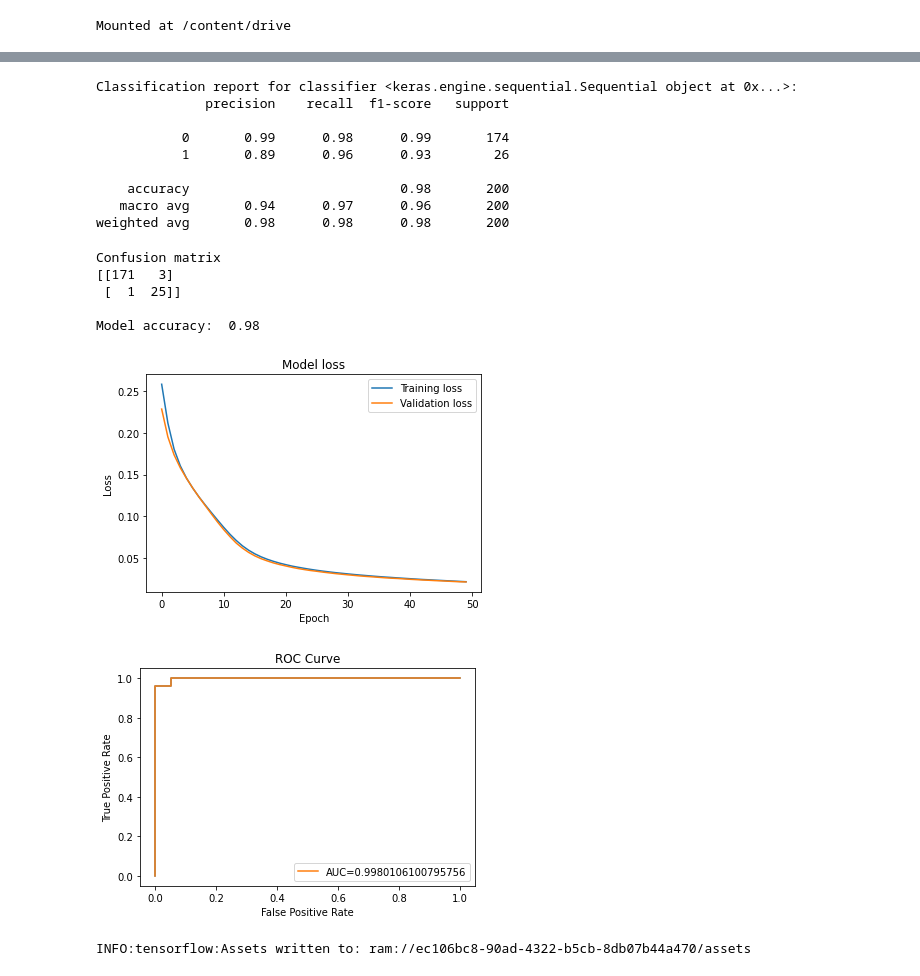
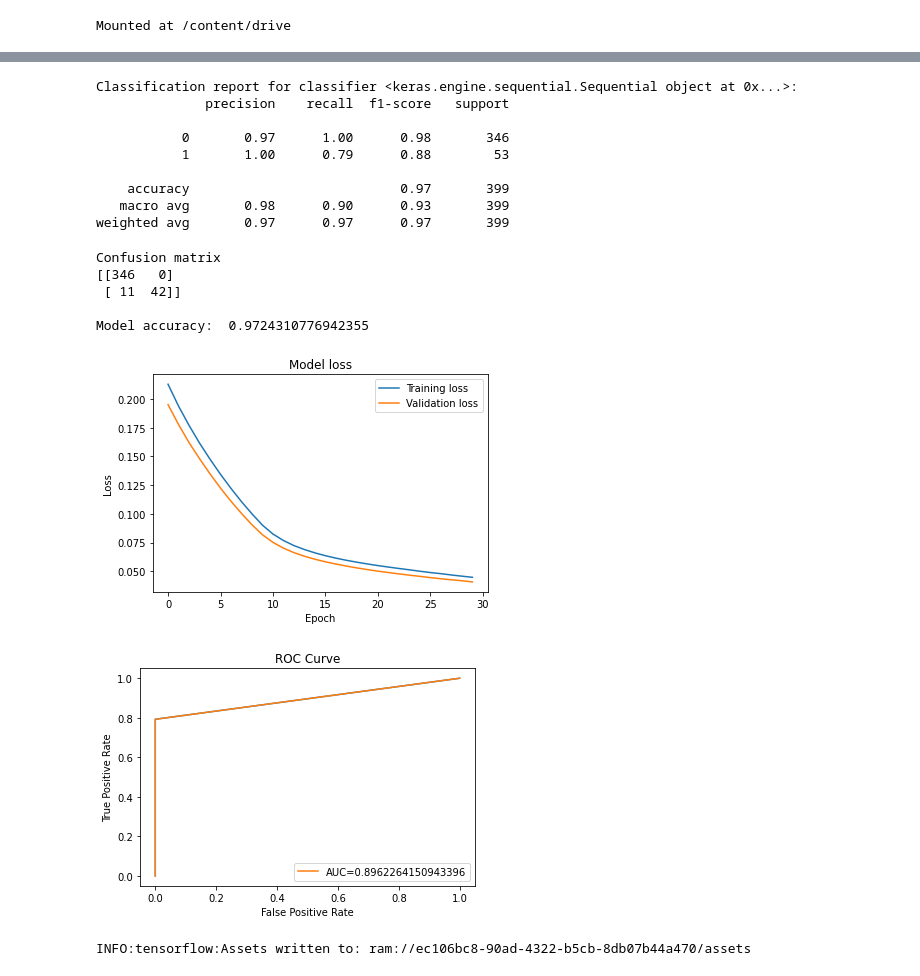
Before and after one commit to 0xOrigin/ANN_SVM_Project, a Jupyter notebook: Notebooks/Models/ANN_Numeric.ipynb, the cells around one changed output, grey strips where cells are left out. Drawn from its saved outputs; the diff is of its cells as text; code cells hidden in the pictures.

```diff
--- a/Notebooks/Models/ANN_Numeric.ipynb
+++ b/Notebooks/Models/ANN_Numeric.ipynb
@@ -15,26 +15,21 @@ df = pd.read_csv("/content/drive/MyDrive/ML_Results/preprocessed.csv")
 X = df.iloc[:, :-1].values
 Y = df.iloc[:, -1].values
 
-
-X_train, X_rem, y_train, y_rem = train_test_split(X, Y, train_size=0.8, random_state=0)
-X_valid, X_test, y_valid, y_test = train_test_split(X_rem, y_rem, test_size=0.5, random_state=0)
-
+X_train, X_test, y_train, y_test = train_test_split(X, Y, test_size=0.2, random_state=0)
 
 sc = StandardScaler()
 X_train = sc.fit_transform(X_train)
-X_valid = sc.transform(X_valid)
+X_test = sc.transform(X_test)
 
 
 ann = tf.keras.models.Sequential()
-ann.add(tf.keras.layers.Dense(units = 7,activation='relu'))
+ann.add(tf.keras.layers.Dense(units = 3,activation='relu'))
+ann.add(tf.keras.layers.Dense(units = 5,activation='relu'))
 ann.add(tf.keras.layers.Dense(units = 1,activation='sigmoid'))
-ann.compile(optimizer = 'adam', loss = 'mse', metrics = ['accuracy'])
-history = ann.fit(X_train, y_train, epochs = 50, validation_data=(X_valid, y_valid))
+ann.compile(optimizer = 'adam', loss = 'mean_squared_error', metrics = ['accuracy'])
+history = ann.fit(X_train, y_train, epochs=30, batch_size=32, validation_split = 0.2)
 
-y_pred = ann.predict(sc.transform(X_test))
-y_pred = (y_pred > 0.5)
-
-loss,acc = ann.evaluate(sc.transform(X_test),y_test)
+loss, acc = ann.evaluate(X_test,y_test)
 
 print("Loss: ", loss)
 print("Accuracy: ", acc)
@@ -59,6 +54,9 @@ Accuracy:  0.9800000190734863
 # %%
 import matplotlib.pyplot as plt
 from sklearn.metrics import confusion_matrix, accuracy_score, classification_report, roc_curve, auc, roc_auc_score
+# %%
+y_pred = ann.predict(X_test)
+y_pred = (y_pred > 0.5)
 # %%
 print("Classification report for classifier %s:\n%s\n" % (
     ann, classification_report(y_test, y_pred)))
@@ -66,16 +64,14 @@ print("Classification report for classifier %s:\n%s\n" % (
 Classification report for classifier <keras.engine.sequential.Sequential object at 0x...>:
               precision    recall  f1-score   support
 
-           0       0.99      0.98      0.99       174
-           1       0.89      0.96      0.93        26
+           0       0.97      1.00      0.98       346
+           1       1.00      0.79      0.88        53
 
-    accuracy                           0.98       200
-   macro avg       0.94      0.97      0.96       200
-weighted avg       0.98      0.98      0.98       200
+    accuracy                           0.97       399
+   macro avg       0.98      0.90      0.93       399
+weighted avg       0.97      0.97      0.97       399
 # %%
 ################# Confusion matrix
-y_pred = ann.predict(sc.transform(X_test))
-y_pred = (y_pred > 0.5)
 cm = confusion_matrix(y_test, y_pred)
 print("Confusion matrix")
 print(cm)
@@ -85,10 +81,10 @@ print()
 print("Model accuracy: ", accuracy_score(y_test, y_pred))
 # %% [output]
 Confusion matrix
-[[171   3]
- [  1  25]]
+[[346   0]
+ [ 11  42]]
 
-Model accuracy:  0.98
+Model accuracy:  0.9724310776942355
 # %%
 ################### Loss Curve
 plt.plot(history.history['loss'])
@@ -99,20 +95,20 @@ plt.xlabel('Epoch')
 plt.legend(['Training loss', 'Validation loss'], loc='upper right')
 plt.show()
 # %% [output]
-[figure, old version]
+[figure, new version]
 # %%
 ################## ROC Curve
-y_pred = ann.predict(sc.transform(X_test)).ravel()
+y_pred = y_pred.ravel()
 fpr, tpr, _ = roc_curve(y_test,  y_pred)
 plt.plot(fpr,tpr)
 auc = roc_auc_score(y_test, y_pred)
 plt.plot(fpr,tpr,label="AUC="+str(auc))
 plt.title('ROC Curve')
 plt.ylabel('True Positive Rate')
 plt.xlabel('False Positive Rate')
 plt.legend(loc=4)
 plt.show()
 # %% [output]
-[figure, old version]
+[figure, new version]
 # %%
 import pickle
```
Also changed, not shown: parts of 2 cells of this notebook, 13 other files.
